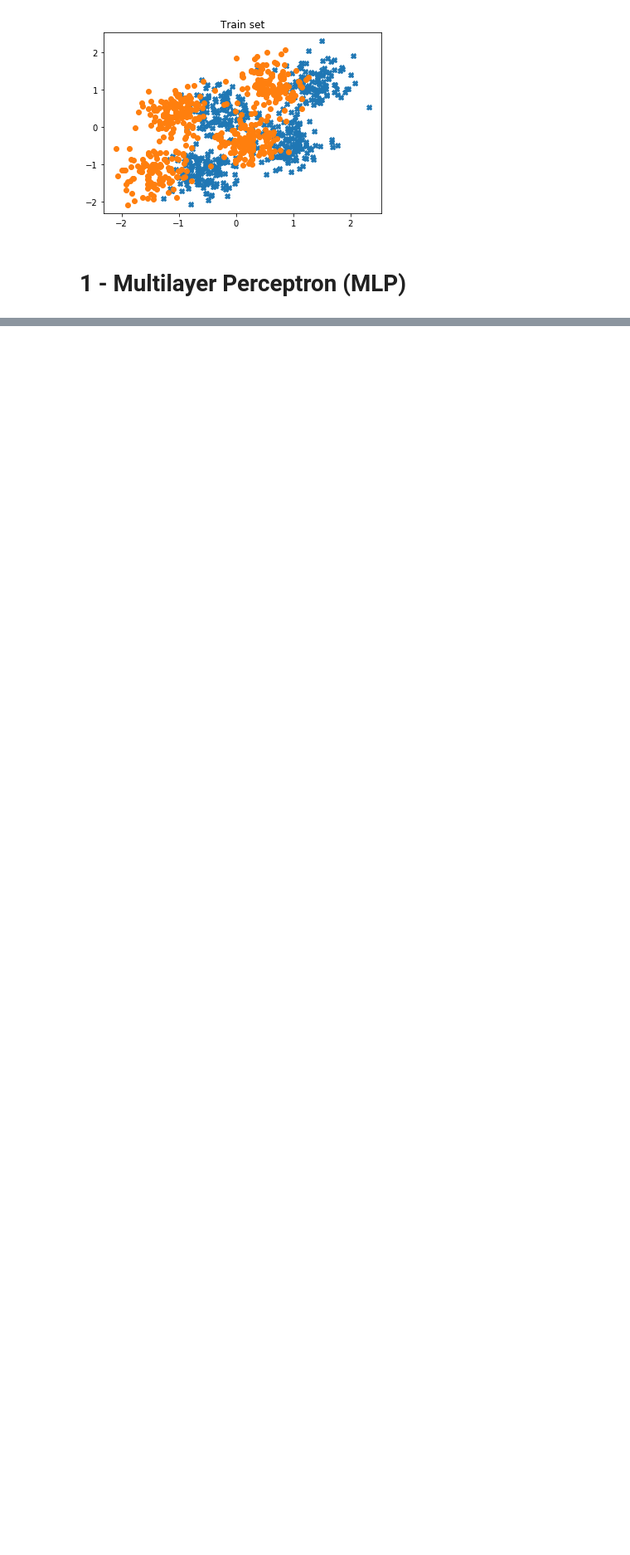
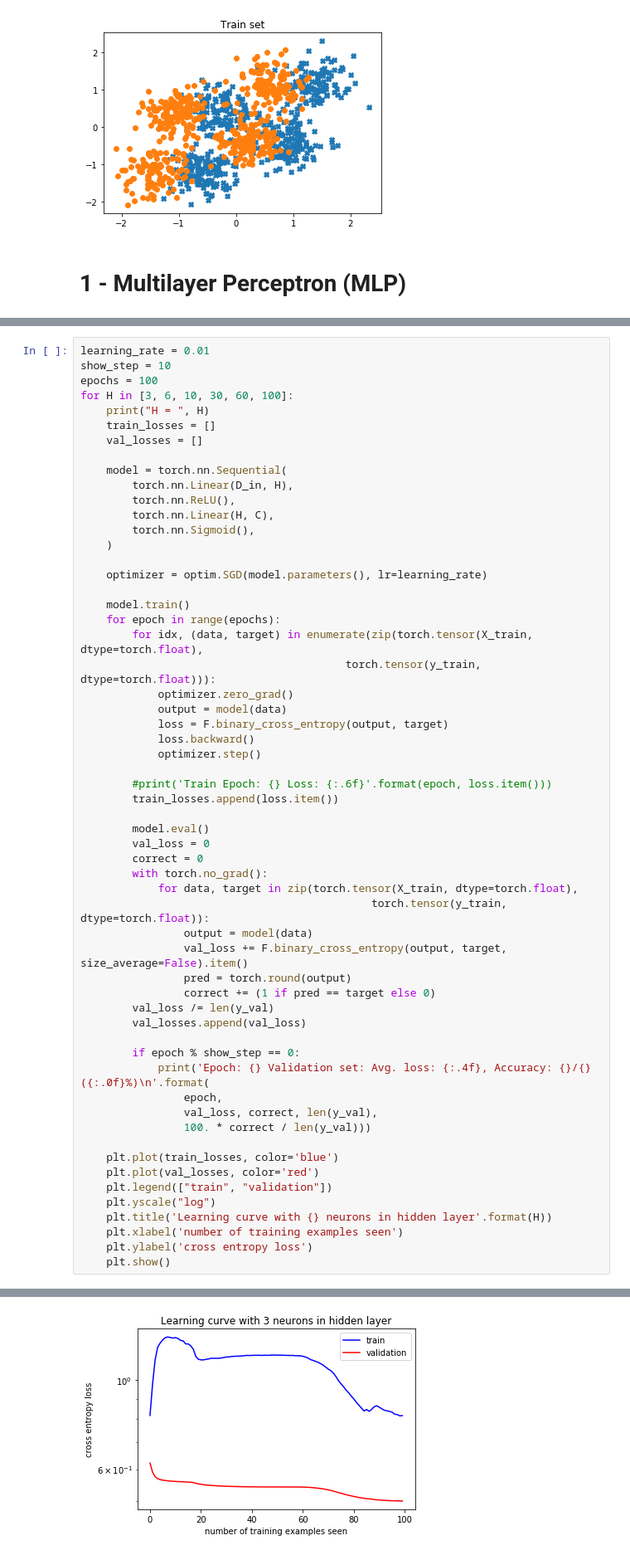
Before and after one commit to RafaelGoncalves8/machine-learning, a Jupyter notebook: 3-mlp-and-svm/deliver/EFC3 - MLP and SVM.ipynb, the cells around one changed output, grey strips where cells are left out. Shown at 83% size. Saved outputs shown, nothing was run; the diff lists cells and outputs as text; blank space fills up the shorter version.

```diff
--- a/3-mlp-and-svm/deliver/EFC3 - MLP and SVM.ipynb
+++ b/3-mlp-and-svm/deliver/EFC3 - MLP and SVM.ipynb
@@ -166,0 +258,59 @@ plt.show()
+# %%
+learning_rate = 0.01
+show_step = 10
+epochs = 100
+for H in [3, 6, 10, 30, 60, 100]:
+    print("H = ", H)
+    train_losses = []
+    val_losses = []
+
+    model = torch.nn.Sequential(
+        torch.nn.Linear(D_in, H),
+        torch.nn.ReLU(),
+        torch.nn.Linear(H, C),
+        torch.nn.Sigmoid(),
+    )
+
+    optimizer = optim.SGD(model.parameters(), lr=learning_rate)
+
+    model.train()
+    for epoch in range(epochs):
+        for idx, (data, target) in enumerate(zip(torch.tensor(X_train, dtype=torch.float),
+                                         torch.tensor(y_train, dtype=torch.float))):
+            optimizer.zero_grad()
+            output = model(data)
+            loss = F.binary_cross_entropy(output, target)
+            loss.backward()
+            optimizer.step()
+
+        #print('Train Epoch: {} Loss: {:.6f}'.format(epoch, loss.item()))
+        train_losses.append(loss.item())
+
+        model.eval()
+        val_loss = 0
+        correct = 0
+        with torch.no_grad():
+            for data, target in zip(torch.tensor(X_train, dtype=torch.float),
+                                             torch.tensor(y_train, dtype=torch.float)):
+                output = model(data)
+                val_loss += F.binary_cross_entropy(output, target, size_average=False).item()
+                pred = torch.round(output)
+                correct += (1 if pred == target else 0)
+        val_loss /= len(y_val)
+        val_losses.append(val_loss)
+
+        if epoch % show_step == 0:
+            print('Epoch: {} Validation set: Avg. loss: {:.4f}, Accuracy: {}/{} ({:.0f}%)\n'.format(
+                epoch,
+                val_loss, correct, len(y_val),
+                100. * correct / len(y_val)))
+
+    plt.plot(train_losses, color='blue')
+    plt.plot(val_losses, color='red')
+    plt.legend(["train", "validation"])
+    plt.yscale("log")
+    plt.title('Learning curve with {} neurons in hidden layer'.format(H))
+    plt.xlabel('number of training examples seen')
+    plt.ylabel('cross entropy loss')
+    plt.show()
+# %% [output]
@@ -166,0 +337 @@ plt.show()
+[figure, added]
```
Also changed, not shown: parts of 6 cells of this notebook.
